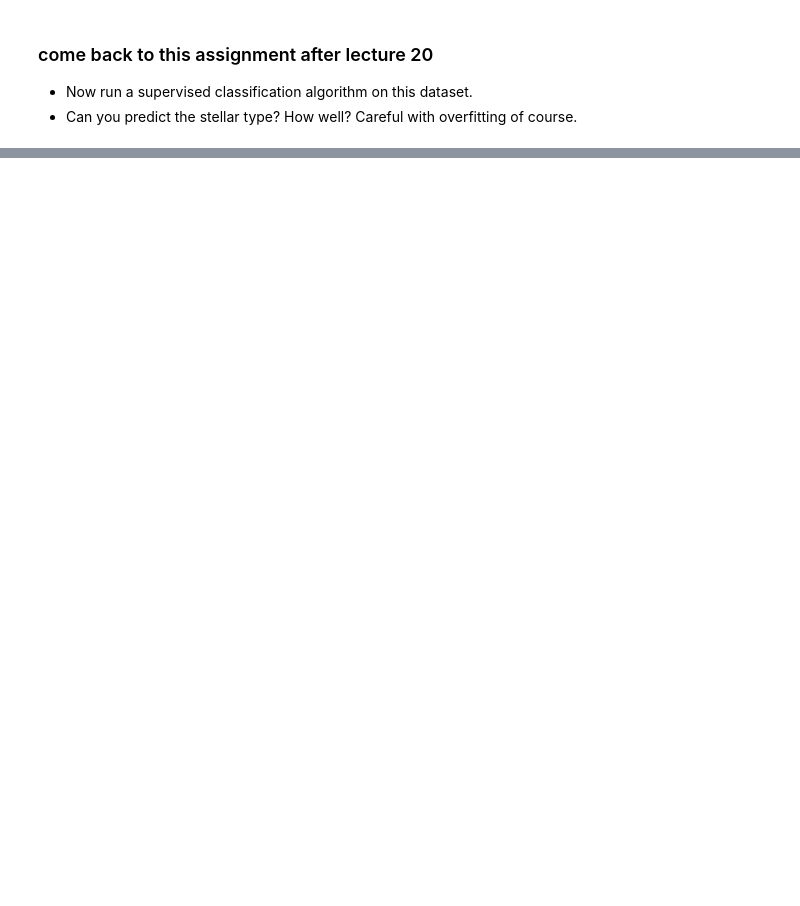
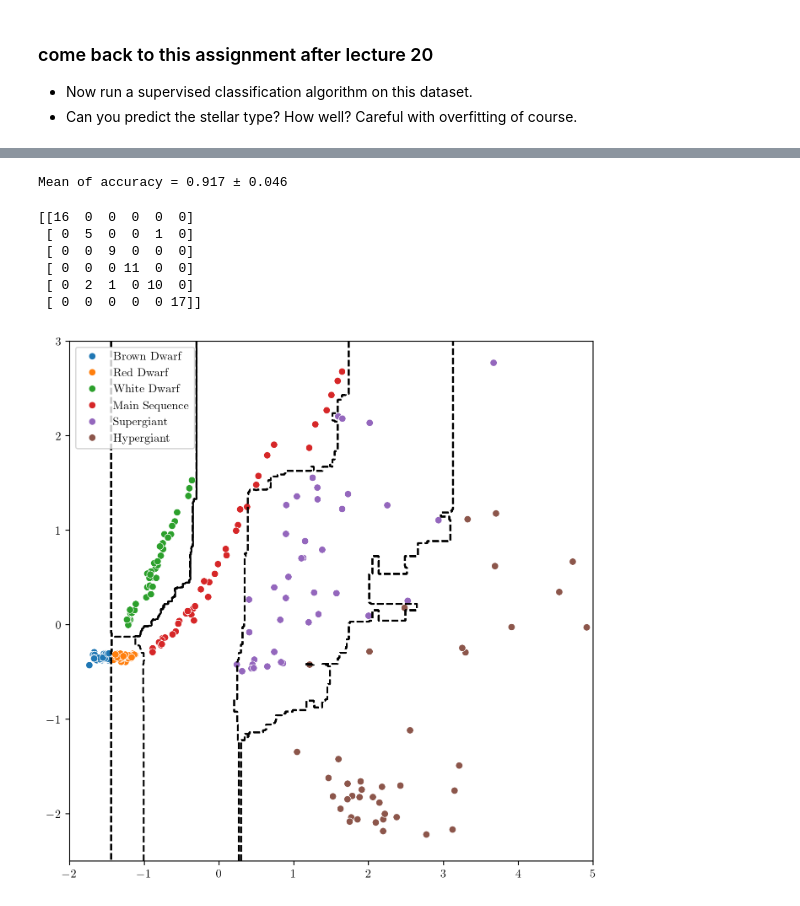
Before and after one commit to ludovicarbone/astrostatistics_bicocca_2024, a Jupyter notebook: working/L15_es.ipynb, the cells around one changed output, grey strips where cells are left out. Cells and saved outputs as stored; diff of their text form; code cells hidden in the pictures; blank space fills up the shorter version.

```diff
--- a/working/L15_es.ipynb
+++ b/working/L15_es.ipynb
@@ -430 +441,51 @@ plt.show()
 [figure]
+# %%
+#k fold cross val to have a better estimation of the accuracy
+X = np.column_stack((stars_sc_transformed[:, 0], stars_sc_transformed[:, 1]))
+lab = np.array(df_stars['Star type'])
+
+bag_clf = BaggingClassifier(
+    DecisionTreeClassifier(random_state=42),
+    n_estimators=300, max_samples=100,
+    bootstrap=True, random_state=42, n_jobs=-1)
+
+cv_scores = cross_val_score(bag_clf, X, lab, cv=5)  # Cross-validation
+
+print(f"Mean of accuracy = {cv_scores.mean():.3f} ± {cv_scores.std():.3f}")
+# %% [output]
+Mean of accuracy = 0.917 ± 0.046
+# %%
+X_train, X_test, lab_train, lab_test = train_test_split(X, lab, test_size=0.3, random_state=7)
+
+bag_clf.fit(X_train, lab_train)
+lab_pred = bag_clf.predict(X_test)
+
+print(confusion_matrix(lab_test, lab_pred))
+
+plt.figure(figsize=(8,8))
+
+sns.scatterplot(x=stars_sc_transformed[:, 0], y=stars_sc_transformed[:, 1], hue=labels)
+
+xlim = (-2,5)
+ylim = (-2.5,3)
+
+xx,yy = np.meshgrid(np.linspace(xlim[0],xlim[1],1001),
+                    np.linspace(ylim[0],ylim[1],1001))
+
+xystack = np.vstack([xx.ravel(),yy.ravel()])
+Xgrid = xystack.T
+
+Z = bag_clf.predict(Xgrid)
+Z = Z.reshape(xx.shape)
+
+plt.contour(xx, yy, Z, colors='black', linestyles='--')
+
+plt.show()
+# %% [output]
+[[16  0  0  0  0  0]
+ [ 0  5  0  0  1  0]
+ [ 0  0  9  0  0  0]
+ [ 0  0  0 11  0  0]
+ [ 0  2  1  0 10  0]
+ [ 0  0  0  0  0 17]]
+[figure, added]
```
Also changed, not shown: parts of 10 cells of this notebook, 2 other files.
